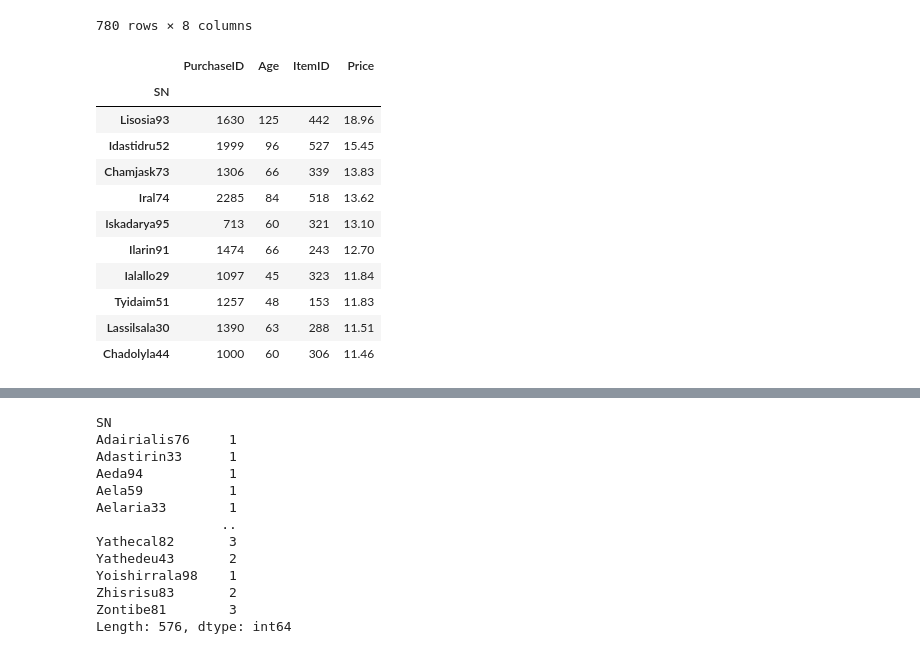
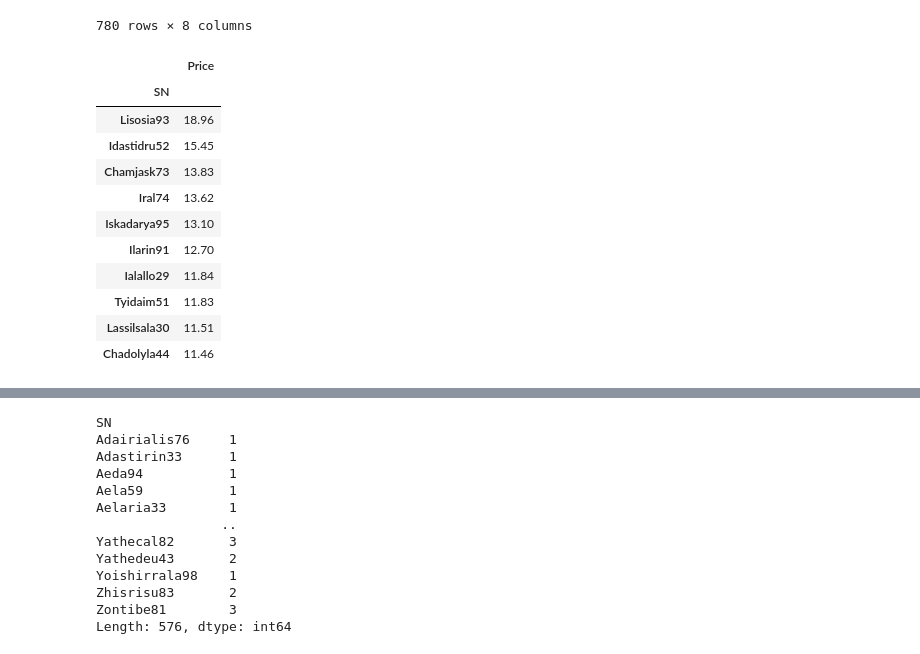
Before and after one commit to juliemcbaker/pandas-challenge, a Jupyter notebook: HeroesOfPymoli/HeroesOfPymoli_baker.ipynb, the cells around one changed output, grey strips where cells are left out. Drawn from its saved outputs; the diff is of its cells as text; code cells hidden in the pictures.

```diff
--- a/HeroesOfPymoli/HeroesOfPymoli_baker.ipynb
+++ b/HeroesOfPymoli/HeroesOfPymoli_baker.ipynb
@@ -455,10 +457,14 @@ update_purchase_df.sort_values(['SN','Price'], ascending=[False, True])
 # Find Top 5 Spenders by total purchase value
 # 1. need to determine value each person spent; 2. need to create list of top 5 spenders; 3. need to pull number of transactions for those users; 4. need to calculate average price per transaction
 
-top_spenders_df = update_purchase_df.groupby('SN')
-test_spenders_df = update_purchase_df.sort_values(['SN','Price']).Price.sum()
+top_spenders_df = update_purchase_df[['SN','Price']]
+top_spenders_df = top_spenders_df.groupby('SN')
+#test_spenders_df = top_spenders_df.sort_values(['SN','Price'], ascending=False).sum()
 
 top_spenders_df.groups
+#top_spenders_df.sum()
+#test_spenders_df.head()
+#top_spenders_df.head(10)
 # %% [output]
 {'Adairialis76': [467], 'Adastirin33': [142], 'Aeda94': [388], 'Aela59': [28], 'Aelaria33': [630], 'Aelastirin39': [218, 766], 'Aelidru27': [705], 'Aelin32': [52, 87, 584], 'Aelly27': [43, 428], 'Aell ...
 # %%
@@ -478,18 +484,20 @@ top_spenders_df.head()
 | 779 | 779 | Ennrian78 | 24 | Male | 50 | Dawn | 4.60 | 23-26 |
 780 rows × 8 columns
 # %%
+# THIS WORKS! TOTAL SPENT
 spend_compare_df = top_spenders_df.sum()
-spend_compare_df.sort_values(['Price'], ascending=False).head(10)
+top10_spend_df = spend_compare_df.sort_values(['Price'],ascending=False).head(10)
+top10_spend_df
 # %% [output]
-|  | PurchaseID | Age | ItemID | Price |
-| SN |  |  |  |  |
-| Lisosia93 | 1630 | 125 | 442 | 18.96 |
-| Idastidru52 | 1999 | 96 | 527 | 15.45 |
-| Chamjask73 | 1306 | 66 | 339 | 13.83 |
-| Iral74 | 2285 | 84 | 518 | 13.62 |
-| Iskadarya95 | 713 | 60 | 321 | 13.10 |
-| Ilarin91 | 1474 | 66 | 243 | 12.70 |
-| Ialallo29 | 1097 | 45 | 323 | 11.84 |
-| Tyidaim51 | 1257 | 48 | 153 | 11.83 |
-| Lassilsala30 | 1390 | 63 | 288 | 11.51 |
-| Chadolyla44 | 1000 | 60 | 306 | 11.46 |
+|  | Price |
+| SN |  |
+| Lisosia93 | 18.96 |
+| Idastidru52 | 15.45 |
+| Chamjask73 | 13.83 |
+| Iral74 | 13.62 |
+| Iskadarya95 | 13.10 |
+| Ilarin91 | 12.70 |
+| Ialallo29 | 11.84 |
+| Tyidaim51 | 11.83 |
+| Lassilsala30 | 11.51 |
+| Chadolyla44 | 11.46 |
```
Also changed, not shown: parts of 5 cells of this notebook.
